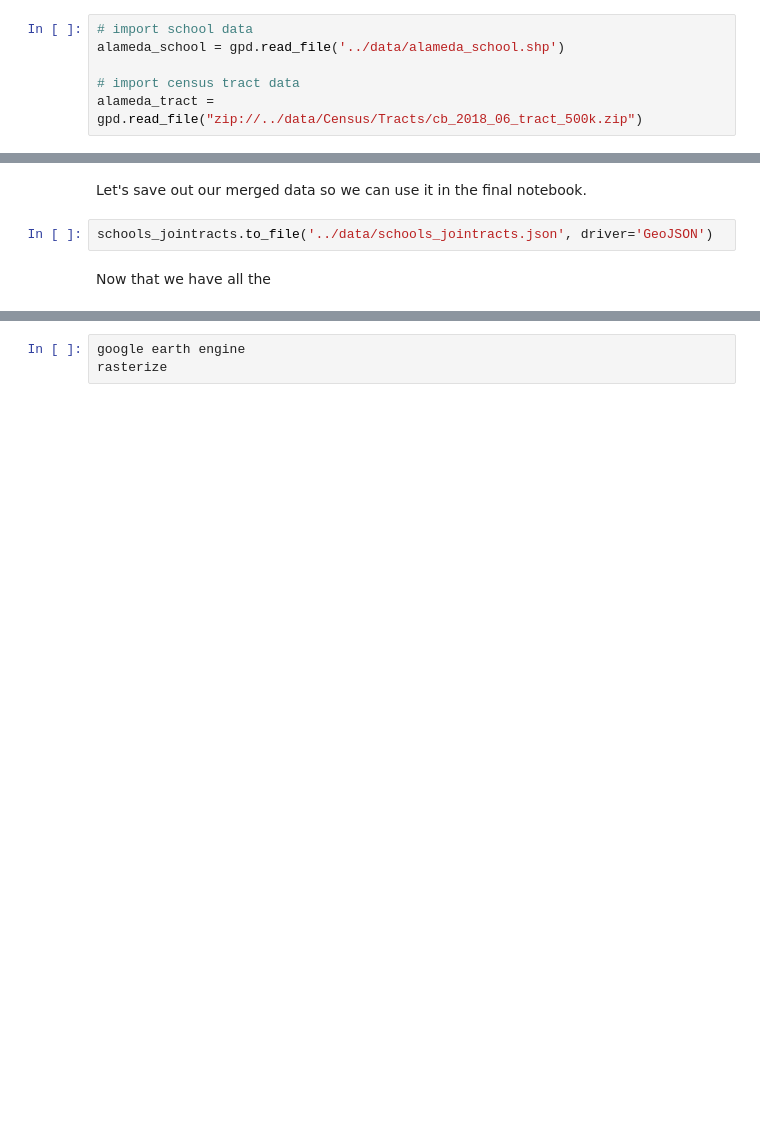
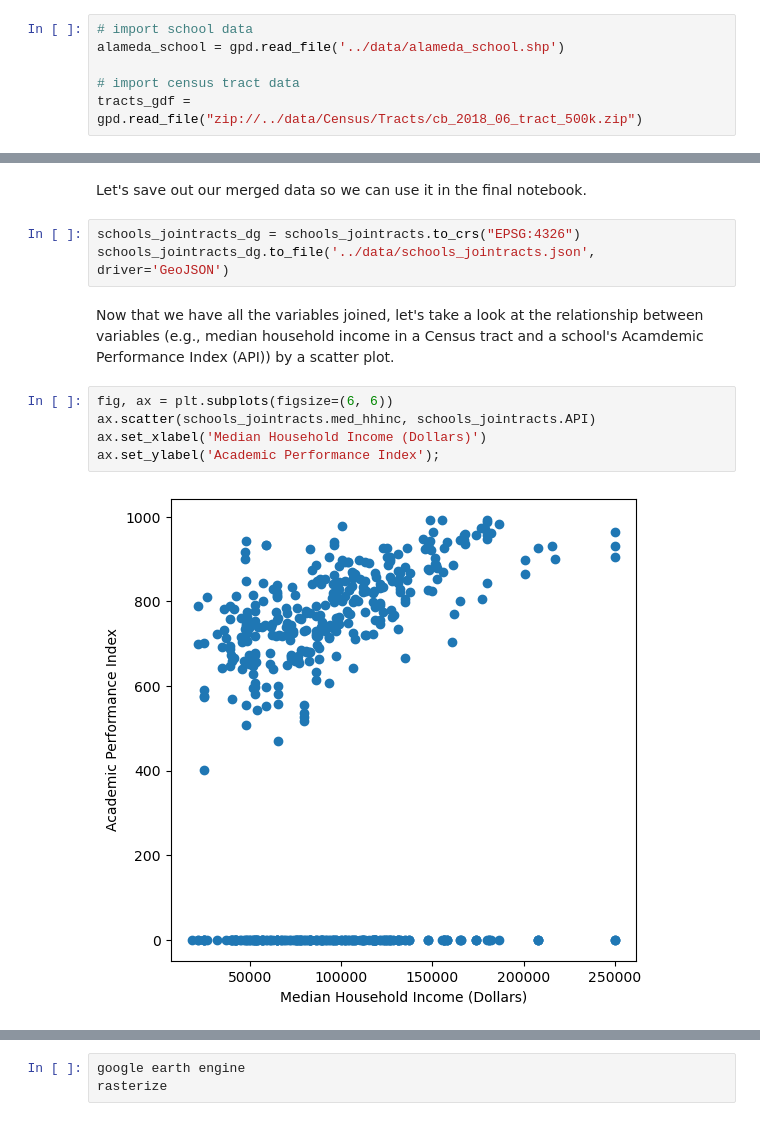
Before and after one commit to dlab-berkeley/Python-Geospatial-Fundamentals, a Jupyter notebook: lessons/2_Geoprocessing and Analysis.ipynb, the cells around one changed output, grey strips where cells are left out. Cells and saved outputs as stored; diff of their text form; blank space fills up the shorter version.

```diff
--- a/lessons/2_Geoprocessing and Analysis.ipynb
+++ b/lessons/2_Geoprocessing and Analysis.ipynb
@@ -39,4 +56,4 @@ import matplotlib.pyplot as plt
 alameda_school = gpd.read_file('../data/alameda_school.shp')
 
 # import census tract data
-alameda_tract = gpd.read_file("zip://../data/Census/Tracts/cb_2018_06_tract_500k.zip")
+tracts_gdf = gpd.read_file("zip://../data/Census/Tracts/cb_2018_06_tract_500k.zip")
@@ -300,6 +308,14 @@ Index(['OBJECTID', 'X', 'Y', 'Site', 'Address', 'City', 'State', 'Type', 'API',
 # %% [markdown]
 Let's save out our merged data so we can use it in the final notebook.
 # %%
-schools_jointracts.to_file('../data/schools_jointracts.json', driver='GeoJSON')
+schools_jointracts_dg = schools_jointracts.to_crs("EPSG:4326")
+schools_jointracts_dg.to_file('../data/schools_jointracts.json', driver='GeoJSON')
-# %% [markdown]
-Now that we have all the
+# %% [markdown]
+Now that we have all the variables joined, let's take a look at the relationship between variables (e.g., median household income in a Census tract and a school's Acamdemic Performance Index (API)) by a scatter plot.
+# %%
+fig, ax = plt.subplots(figsize=(6, 6))
+ax.scatter(schools_jointracts.med_hhinc, schools_jointracts.API)
+ax.set_xlabel('Median Household Income (Dollars)')
+ax.set_ylabel('Academic Performance Index');
+# %% [output]
+[figure, added]
```
Also changed, not shown: parts of 30 cells of this notebook, 8 other files.
